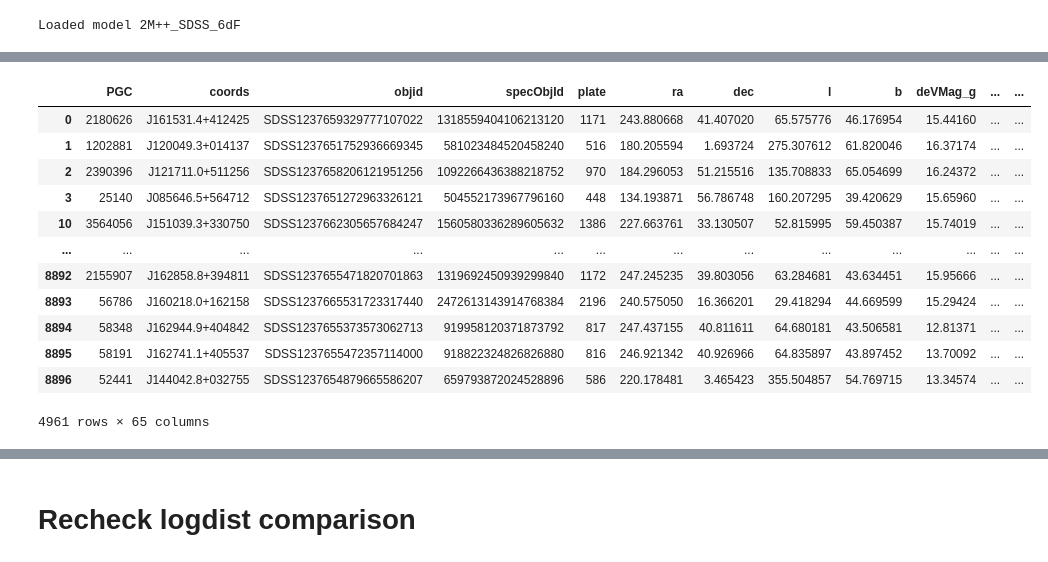
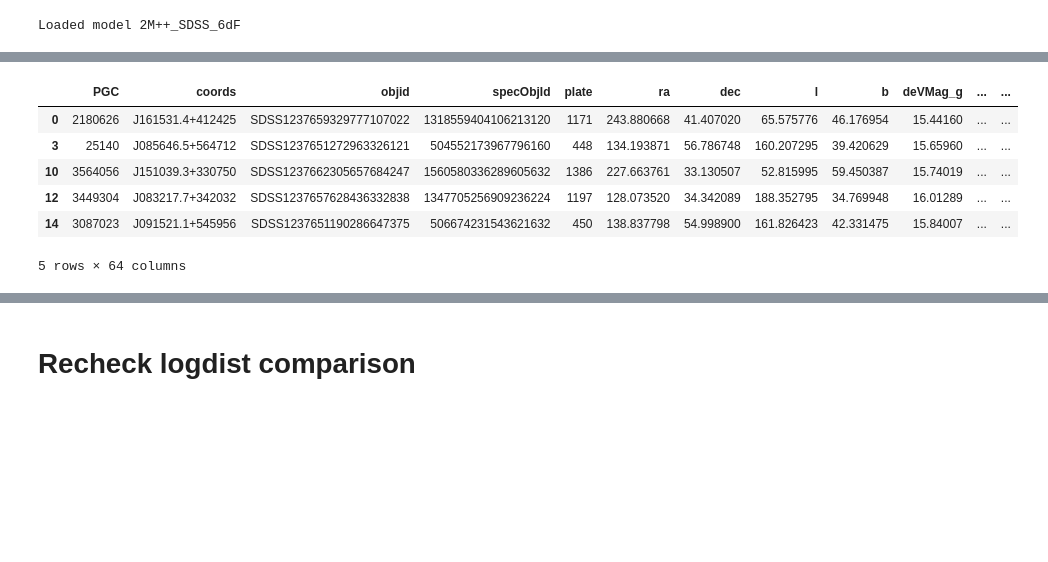
Before and after one commit to mrafifrbbn/thesis-research-2.0, a Jupyter notebook: experiments/experiment_011_refit_cullan_sdss/refit_cullan_sdss.ipynb, the cells around one changed output, grey strips where cells are left out. Drawn from its saved outputs; the diff is of its cells as text; code cells hidden in the pictures; blank space fills up the shorter version.

```diff
--- a/experiments/experiment_011_refit_cullan_sdss/refit_cullan_sdss.ipynb
+++ b/experiments/experiment_011_refit_cullan_sdss/refit_cullan_sdss.ipynb
@@ -116,12 +64,16 @@ y_ = linear_func(x_, *popt)
 plt.plot(x_, y_, c='k')
 
 # Calculate r magnitude at J magnitude of 13.65
-r_mag_lim = linear_func(13.65, *popt)
+r_mag_lim = 15.28 #linear_func(13.65, *popt)
+plt.axhline(r_mag_lim)
 print(f"r-band magnitude corresponding to J-band magnitude of 13.65 = {round(r_mag_lim, 2)}")
 
 # Select galaxies with that limiting r-magnitude (add new flag)
 df["new_sample"] = (df["deVMag_r"] - df["extinction_r"]) <= r_mag_lim
 
+# Also apply redshift cut
+df = df[df["zcmb_group"] <= ZMAX]
+
 print("Number of galaxies with 2MASS counterpart in this new magnitude-limited sample = ", df["new_sample"].sum())
 
 # Save the data
@@ -142,7 +94,7 @@ def fit_FP(
     mag_high: float = 17.0,
     mag_low: float = 10.0,
     reject_outliers: bool = False,
-    use_full_fn: bool = True
+    use_full_fn: bool = False
           ) -> Tuple[np.ndarray, pd.DataFrame]:
 
     # Load peculiar velocity model
@@ -357,7 +309,7 @@ fp_params, _ = fit_FP(
     df=df,
     zmin=ZMIN,
     zmax=ZMAX,
-    use_full_fn=False,
+    use_full_fn=True,
     param_boundaries = [(0.8, 1.5), (-1.0, -0.7), (-0.2, 0.4), (2.0, 2.5), (2.5, 3.0), (0.04, 0.1), (0.2, 0.5), (0.15, 0.25)]
 )
 
@@ -371,11 +323,3 @@ df = fit_logdist(
 )
 # %% [output]
 Loaded model 2M++_SDSS_6dF
-# %%
-# Calculate logdist difference
-df["delta_logdist"] = df["logdist_new_sdss"] - df["logdist_corr"]
-
-# Plot vs redshift
-plt.scatter(df["z_dist_est"], df["delta_logdist"], s=1)
-plt.xlabel("z_cmb", fontsize=14)
-plt.ylabel("New - Old logdist")
@@ -388,16 +326,10 @@ df.to_csv("./cullan_sdss_logdist_new.csv", index=False)
 # %%
-df
+df.head()
 # %% [output]
 |  | PGC | coords | objid | specObjId | plate | ra | dec | l | b | deVMag_g | ... | ... |
 | 0 | 2180626 | J161531.4+412425 | SDSS1237659329777107022 | 1318559404106213120 | 1171 | 243.880668 | 41.407020 | 65.575776 | 46.176954 | 15.44160 | ... | ... |
-| 1 | 1202881 | J120049.3+014137 | SDSS1237651752936669345 | 581023484520458240 | 516 | 180.205594 | 1.693724 | 275.307612 | 61.820046 | 16.37174 | ... | ... |
-| 2 | 2390396 | J121711.0+511256 | SDSS1237658206121951256 | 1092266436388218752 | 970 | 184.296053 | 51.215516 | 135.708833 | 65.054699 | 16.24372 | ... | ... |
 | 3 | 25140 | J085646.5+564712 | SDSS1237651272963326121 | 504552173967796160 | 448 | 134.193871 | 56.786748 | 160.207295 | 39.420629 | 15.65960 | ... | ... |
 | 10 | 3564056 | J151039.3+330750 | SDSS1237662305657684247 | 1560580336289605632 | 1386 | 227.663761 | 33.130507 | 52.815995 | 59.450387 | 15.74019 | ... | ... |
-| ... | ... | ... | ... | ... | ... | ... | ... | ... | ... | ... | ... | ... |
-| 8892 | 2155907 | J162858.8+394811 | SDSS1237655471820701863 | 1319692450939299840 | 1172 | 247.245235 | 39.803056 | 63.284681 | 43.634451 | 15.95666 | ... | ... |
-| 8893 | 56786 | J160218.0+162158 | SDSS1237665531723317440 | 2472613143914768384 | 2196 | 240.575050 | 16.366201 | 29.418294 | 44.669599 | 15.29424 | ... | ... |
-| 8894 | 58348 | J162944.9+404842 | SDSS1237655373573062713 | 919958120371873792 | 817 | 247.437155 | 40.811611 | 64.680181 | 43.506581 | 12.81371 | ... | ... |
-| 8895 | 58191 | J162741.1+405537 | SDSS1237655472357114000 | 918822324826826880 | 816 | 246.921342 | 40.926966 | 64.835897 | 43.897452 | 13.70092 | ... | ... |
-| 8896 | 52441 | J144042.8+032755 | SDSS1237654879665586207 | 659793872024528896 | 586 | 220.178481 | 3.465423 | 355.504857 | 54.769715 | 13.34574 | ... | ... |
+| 12 | 3449304 | J083217.7+342032 | SDSS1237657628436332838 | 1347705256909236224 | 1197 | 128.073520 | 34.342089 | 188.352795 | 34.769948 | 16.01289 | ... | ... |
+| 14 | 3087023 | J091521.1+545956 | SDSS1237651190286647375 | 506674231543621632 | 450 | 138.837798 | 54.998900 | 161.826423 | 42.331475 | 15.84007 | ... | ... |
-4961 rows × 65 columns
+5 rows × 64 columns
```
Also changed, not shown: parts of 7 cells of this notebook, 46 other files.
